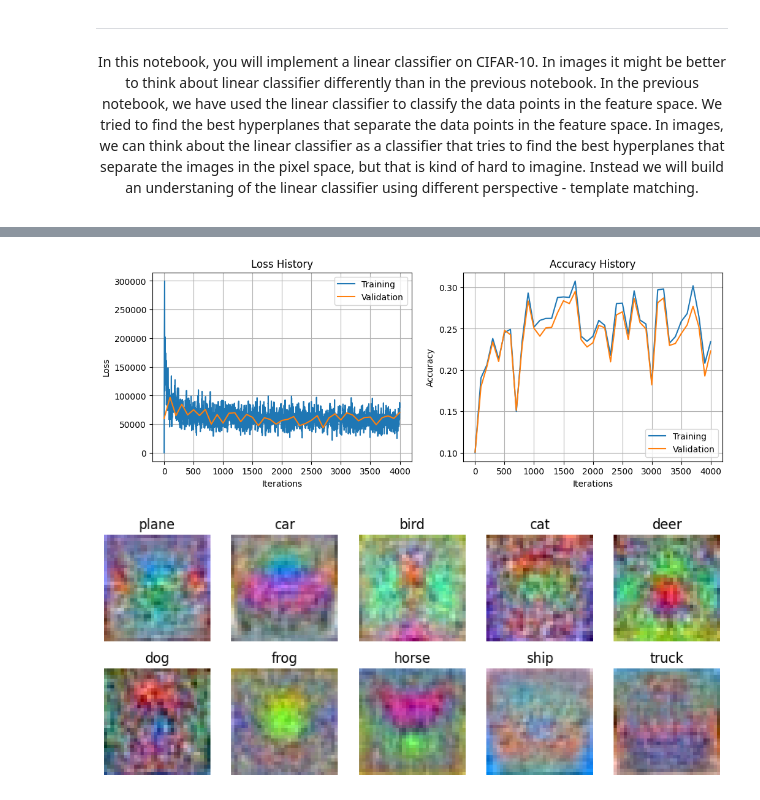
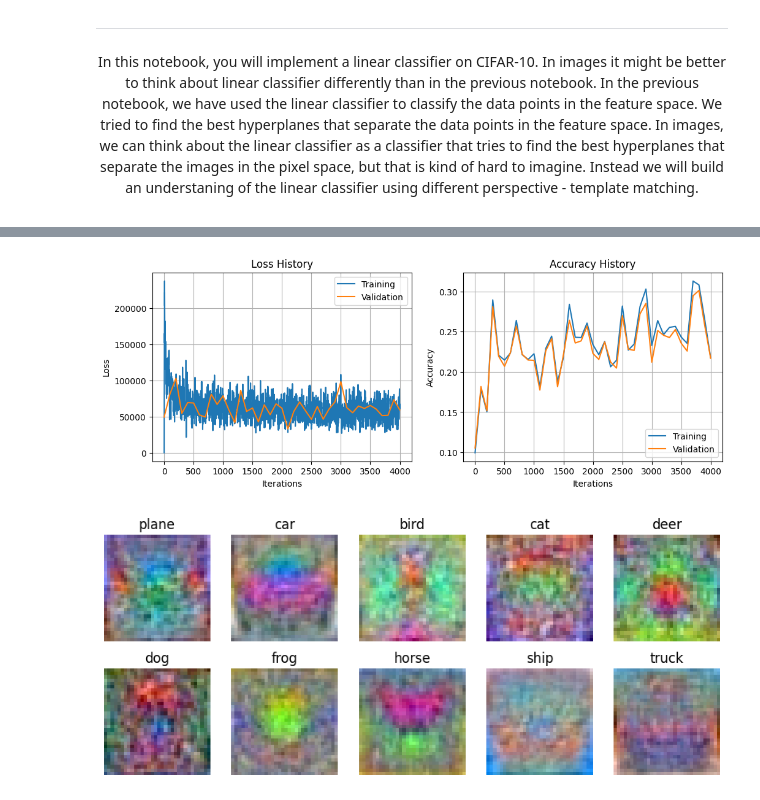
Before and after one commit to urob-ctu/classification, a Jupyter notebook: linear_part_2.ipynb, the cells around one changed output, grey strips where cells are left out. Drawn from its saved outputs; the diff is of its cells as text; code cells hidden in the pictures.

```diff
--- a/linear_part_2.ipynb
+++ b/linear_part_2.ipynb
@@ -59,19 +57,23 @@ std:  tensor([62.9974, 62.0737, 66.7165])
 # %%
+import torch
+
+from assignments import LinearClassifier
 from utils import plot_training, plot_weights_as_templates
-from assignments import LinearClassifier
+
+torch.random.manual_seed(69)
 
 # Create a linear classifier instance
-linear_classifier_1 = LinearClassifier(num_features=num_features,
+linear_classifier = LinearClassifier(num_features=num_features,
                                        num_classes=num_classes,
                                        learning_rate=1e-2,
                                        num_iters=4000,
                                        batch_size=400)
 # Train the classifier
-loss_history, acc_history = linear_classifier_1.train(X_train, y_train, X_val, y_val)
+loss_history, acc_history = linear_classifier.train(X_train, y_train, X_val, y_val)
 
 # Visualize the training process
 plot_training(loss_history, acc_history)
-plot_weights_as_templates(linear_classifier_1.params['W'], classes)
+plot_weights_as_templates(linear_classifier.params['W'], classes)
 # %% [output]
-[figure, old version]
+[figure, new version]
 [figure]
```
Also changed, not shown: parts of 1 cell of this notebook, 4 other files.
